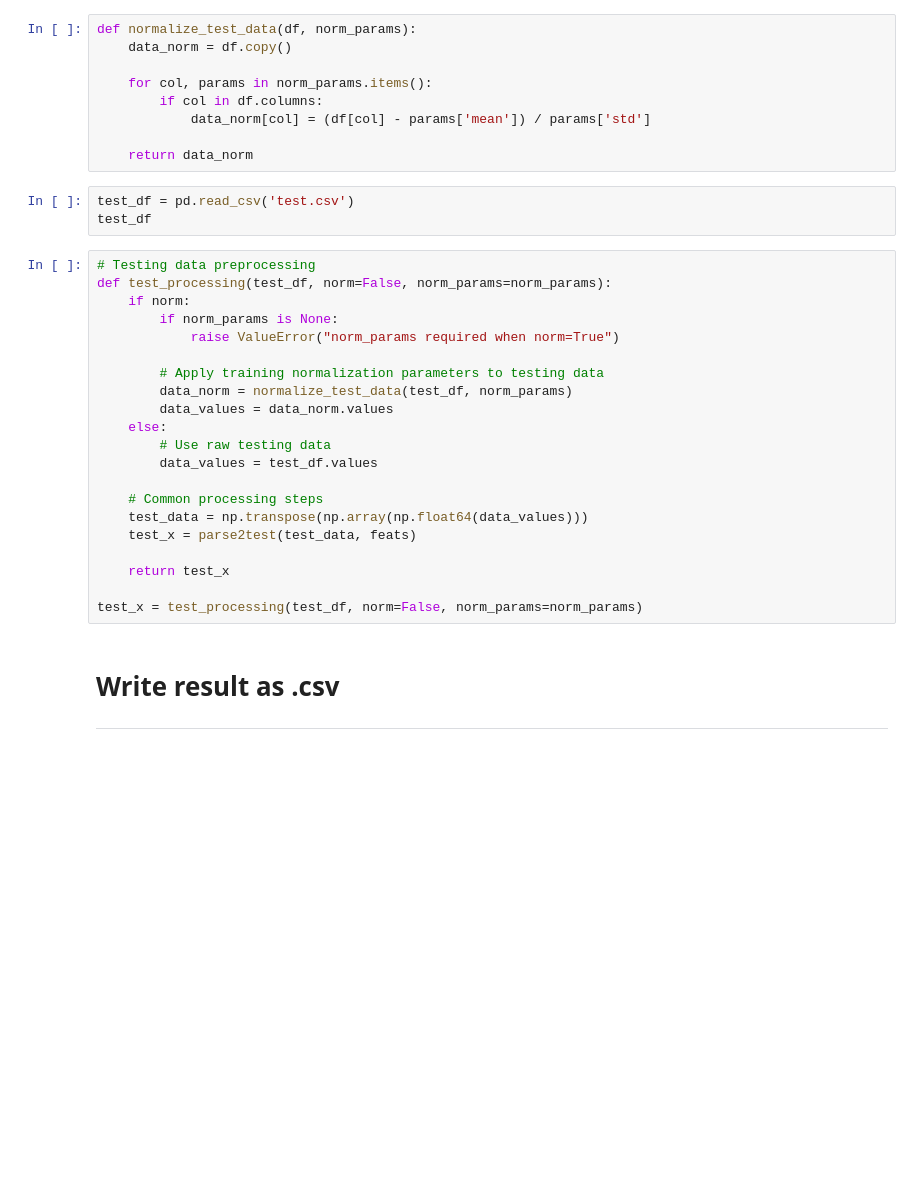
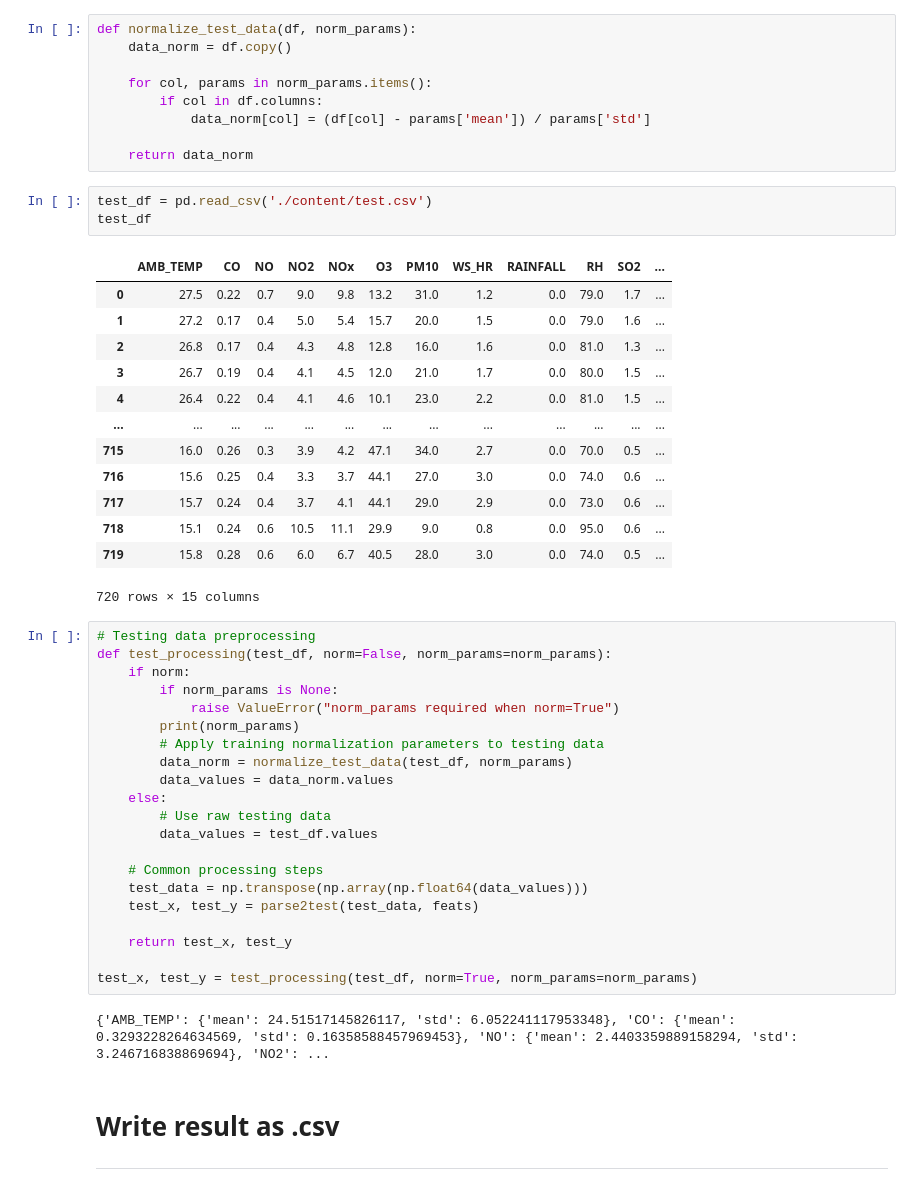
Before and after one commit to Tank86092/NTU2025ML, a Jupyter notebook: HW1/2025ML_HW1_sample.ipynb, the cells around one changed output. Saved outputs shown, nothing was run; the diff lists cells and outputs as text; blank space fills up the shorter version.

```diff
--- a/HW1/2025ML_HW1_sample.ipynb
+++ b/HW1/2025ML_HW1_sample.ipynb
@@ -260,15 +339,29 @@ def normalize_test_data(df, norm_params):
 
     return data_norm
 # %%
-test_df = pd.read_csv('test.csv')
+test_df = pd.read_csv('./content/test.csv')
 test_df
+# %% [output]
+|  | AMB_TEMP | CO | NO | NO2 | NOx | O3 | PM10 | WS_HR | RAINFALL | RH | SO2 | ... |
+| 0 | 27.5 | 0.22 | 0.7 | 9.0 | 9.8 | 13.2 | 31.0 | 1.2 | 0.0 | 79.0 | 1.7 | ... |
+| 1 | 27.2 | 0.17 | 0.4 | 5.0 | 5.4 | 15.7 | 20.0 | 1.5 | 0.0 | 79.0 | 1.6 | ... |
+| 2 | 26.8 | 0.17 | 0.4 | 4.3 | 4.8 | 12.8 | 16.0 | 1.6 | 0.0 | 81.0 | 1.3 | ... |
+| 3 | 26.7 | 0.19 | 0.4 | 4.1 | 4.5 | 12.0 | 21.0 | 1.7 | 0.0 | 80.0 | 1.5 | ... |
+| 4 | 26.4 | 0.22 | 0.4 | 4.1 | 4.6 | 10.1 | 23.0 | 2.2 | 0.0 | 81.0 | 1.5 | ... |
+| ... | ... | ... | ... | ... | ... | ... | ... | ... | ... | ... | ... | ... |
+| 715 | 16.0 | 0.26 | 0.3 | 3.9 | 4.2 | 47.1 | 34.0 | 2.7 | 0.0 | 70.0 | 0.5 | ... |
+| 716 | 15.6 | 0.25 | 0.4 | 3.3 | 3.7 | 44.1 | 27.0 | 3.0 | 0.0 | 74.0 | 0.6 | ... |
+| 717 | 15.7 | 0.24 | 0.4 | 3.7 | 4.1 | 44.1 | 29.0 | 2.9 | 0.0 | 73.0 | 0.6 | ... |
+| 718 | 15.1 | 0.24 | 0.6 | 10.5 | 11.1 | 29.9 | 9.0 | 0.8 | 0.0 | 95.0 | 0.6 | ... |
+| 719 | 15.8 | 0.28 | 0.6 | 6.0 | 6.7 | 40.5 | 28.0 | 3.0 | 0.0 | 74.0 | 0.5 | ... |
+720 rows × 15 columns
 # %%
 # Testing data preprocessing
 def test_processing(test_df, norm=False, norm_params=norm_params):
     if norm:
         if norm_params is None:
             raise ValueError("norm_params required when norm=True")
-
+        print(norm_params)
         # Apply training normalization parameters to testing data
         data_norm = normalize_test_data(test_df, norm_params)
         data_values = data_norm.values
@@ -278,11 +371,13 @@ def test_processing(test_df, norm=False, norm_params=norm_params):
 
     # Common processing steps
     test_data = np.transpose(np.array(np.float64(data_values)))
-    test_x = parse2test(test_data, feats)
+    test_x, test_y = parse2test(test_data, feats)
 
-    return test_x
+    return test_x, test_y
 
-test_x = test_processing(test_df, norm=False, norm_params=norm_params)
+test_x, test_y = test_processing(test_df, norm=True, norm_params=norm_params)
+# %% [output]
+{'AMB_TEMP': {'mean': 24.51517145826117, 'std': 6.052241117953348}, 'CO': {'mean': 0.3293228264634569, 'std': 0.16358588457969453}, 'NO': {'mean': 2.4403359889158294, 'std': 3.246716838869694}, 'NO2': ...
 # %% [markdown]
 # **Write result as .csv**
 
```
Also changed, not shown: parts of 10 cells of this notebook, 3 other files.
